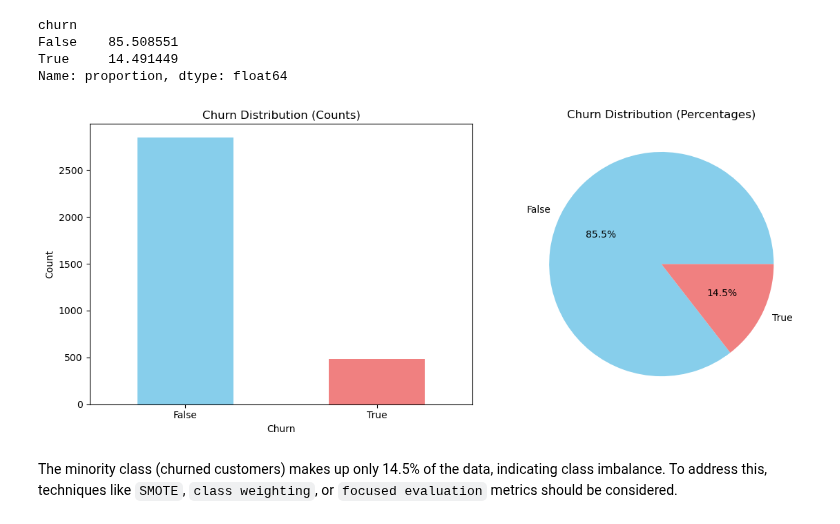
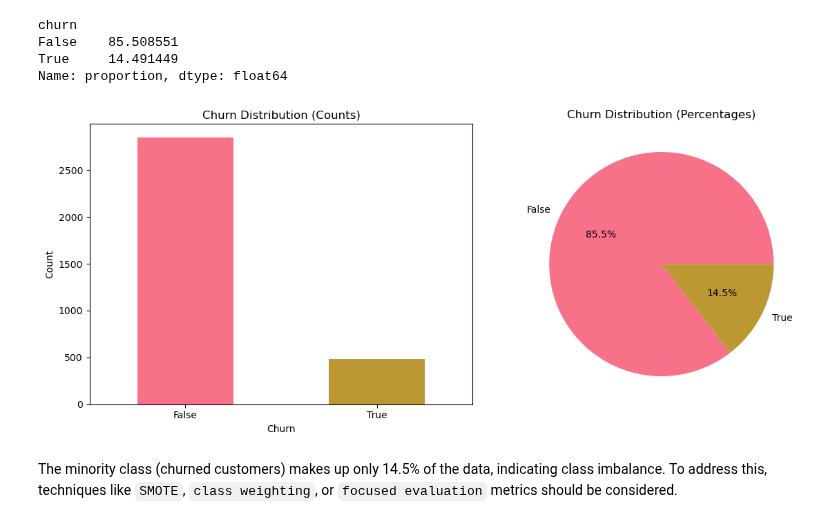
Before and after one commit to Tdoggie/phase-3-project, a Jupyter notebook: index.ipynb, the cells around one changed output. Drawn from its saved outputs; the diff is of its cells as text; code cells hidden in the pictures.

```diff
--- a/index.ipynb
+++ b/index.ipynb
@@ -159,25 +161,40 @@ False    85.508551
 True     14.491449
 Name: proportion, dtype: float64
 # %%
+# Get the current active Seaborn color cycle
+current_palette = sns.color_palette()  # This respects the globally set palette
+
+# Map the colors to target_col values consistently
+unique_churn = sorted(df[target_col].unique())
+color_map = dict(zip(unique_churn, current_palette[:len(unique_churn)]))
+
 # Visualize target distribution
 fig, (ax1, ax2) = plt.subplots(1, 2, figsize=(12, 5))
 
-# Count plot
-churn_counts.plot(kind='bar', ax=ax1, color=['skyblue', 'lightcoral'])
+# Bar plot
+churn_counts.plot(
+    kind='bar',
+    ax=ax1,
+    color=[color_map[val] for val in churn_counts.index]
+)
 ax1.set_title('Churn Distribution (Counts)')
 ax1.set_xlabel('Churn')
 ax1.set_ylabel('Count')
 ax1.tick_params(axis='x', rotation=0)
 
 # Pie chart
-ax2.pie(churn_percentages.values, labels=churn_counts.index, autopct='%1.1f%%',
-        colors=['skyblue', 'lightcoral'])
+ax2.pie(
+    churn_percentages.values,
+    labels=churn_counts.index,
+    autopct='%1.1f%%',
+    colors=[color_map[val] for val in churn_counts.index]
+)
 ax2.set_title('Churn Distribution (Percentages)')
 
 plt.tight_layout()
 plt.show()
 # %% [output]
-[figure, old version]
+[figure, new version]
 # %% [markdown]
 
 The minority class (churned customers) makes up only 14.5% of the data, indicating class imbalance. To address this, techniques like `SMOTE`, `class weighting`, or `focused evaluation` metrics should be considered.
```
Also changed, not shown: parts of 23 cells of this notebook.
